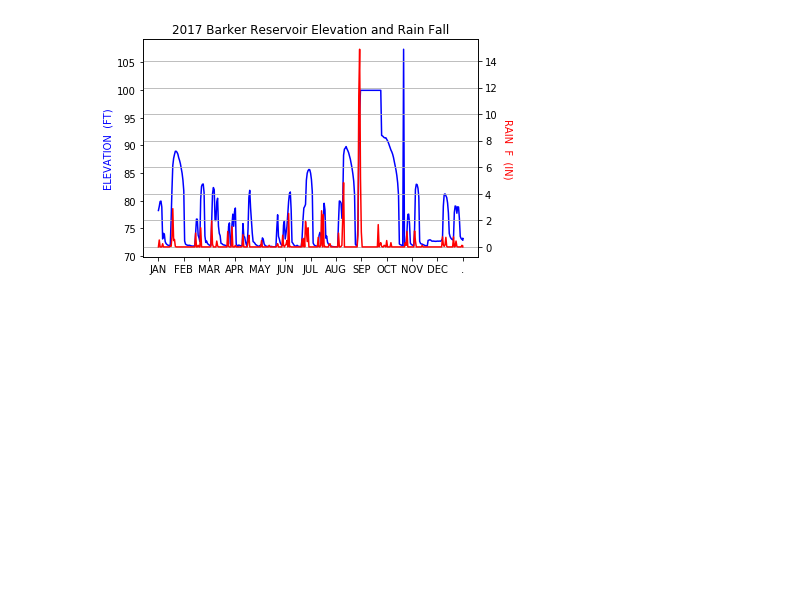
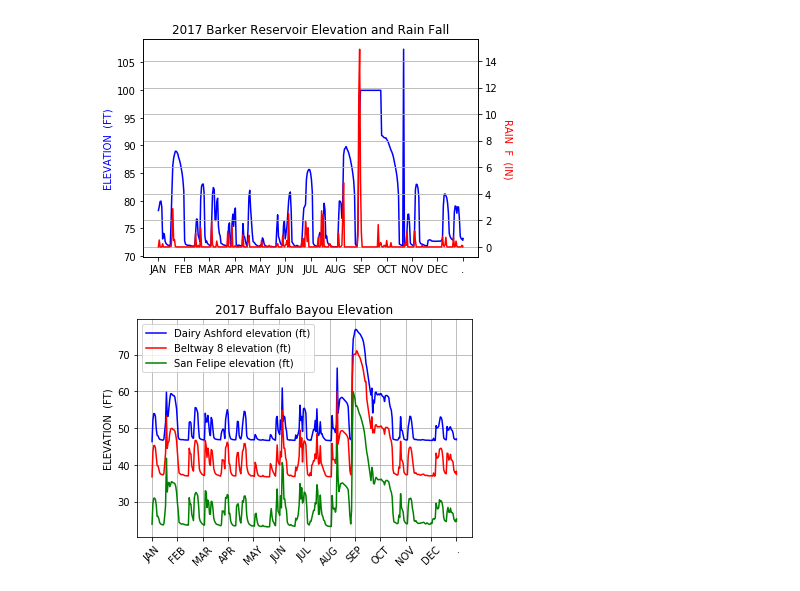
Before and after one commit to Margsaniel/htxemergencycoders, a Jupyter notebook: notebooks/doug.ipynb, the cells around one changed output. Drawn from its saved outputs; the diff is of its cells as text; code cells hidden in the pictures; blank space fills up the shorter version.

Commit message:
uploaded plots

```diff
--- a/notebooks/doug.ipynb
+++ b/notebooks/doug.ipynb
@@ -90,3 +90,41 @@ plt.savefig("../images/barker_reservoir_elevation.png")
 plt.show()
 # %% [output]
 [figure]
+# %%
+# Create a list of dates and elevations for Barker Reservoir
+x = reservoirs_and_bayou_df["Date"]
+y_1 = reservoirs_and_bayou_df["Dairy Ashford elevation (ft)"]
+y_2 = reservoirs_and_bayou_df["Beltway 8 elevation (ft)"]
+y_3 = reservoirs_and_bayou_df["San Felipe elevation (ft)"]
+y_4 = reservoirs_and_bayou_df["Shepherd elevation (ft)"]
+#y_5 = reservoirs_and_bayou_df["Milam elevation (ft)"]
+
+fig, ax1 = plt.subplots()
+
+plt.plot(x, y_1, "b-")
+plt.plot(x, y_2, "r-")
+plt.plot(x, y_3, "g-")
+#plt.plot(x, y_4, "y-")
+#ax5.plot(x, y_5, "o-")
+
+ax1.set_xlabel("")
+ax1.set_ylabel("ELEVATION  (FT)")
+#ax2.set_ylabel("RAIN  F  (IN)", rotation=270, labelpad=15)
+
+plt.title("2017 Buffalo Bayou Elevation")
+
+frequency = 30
+
+plt.xticks(x[::frequency],rotation=45)
+plt.grid()
+plt.legend(loc="best")
+
+#plt.axhline(y=104, color='r', linestyle='-')
+#plt.text(104, 104, "Top of Spillway", fontsize=10, va='center', ha='center', backgroundcolor='w')
+#plt.axhline(y=96, color='r', linestyle='-')
+#plt.text(96, 96, " House Flooding", fontsize=10, va='center', ha='center', backgroundcolor='w')
+
+plt.savefig("../images/buffalo_bayou_elevation.png")
+plt.show()
+# %% [output]
+[figure, added]
```
Also changed, not shown: parts of 1 cell of this notebook, 2 other files.
